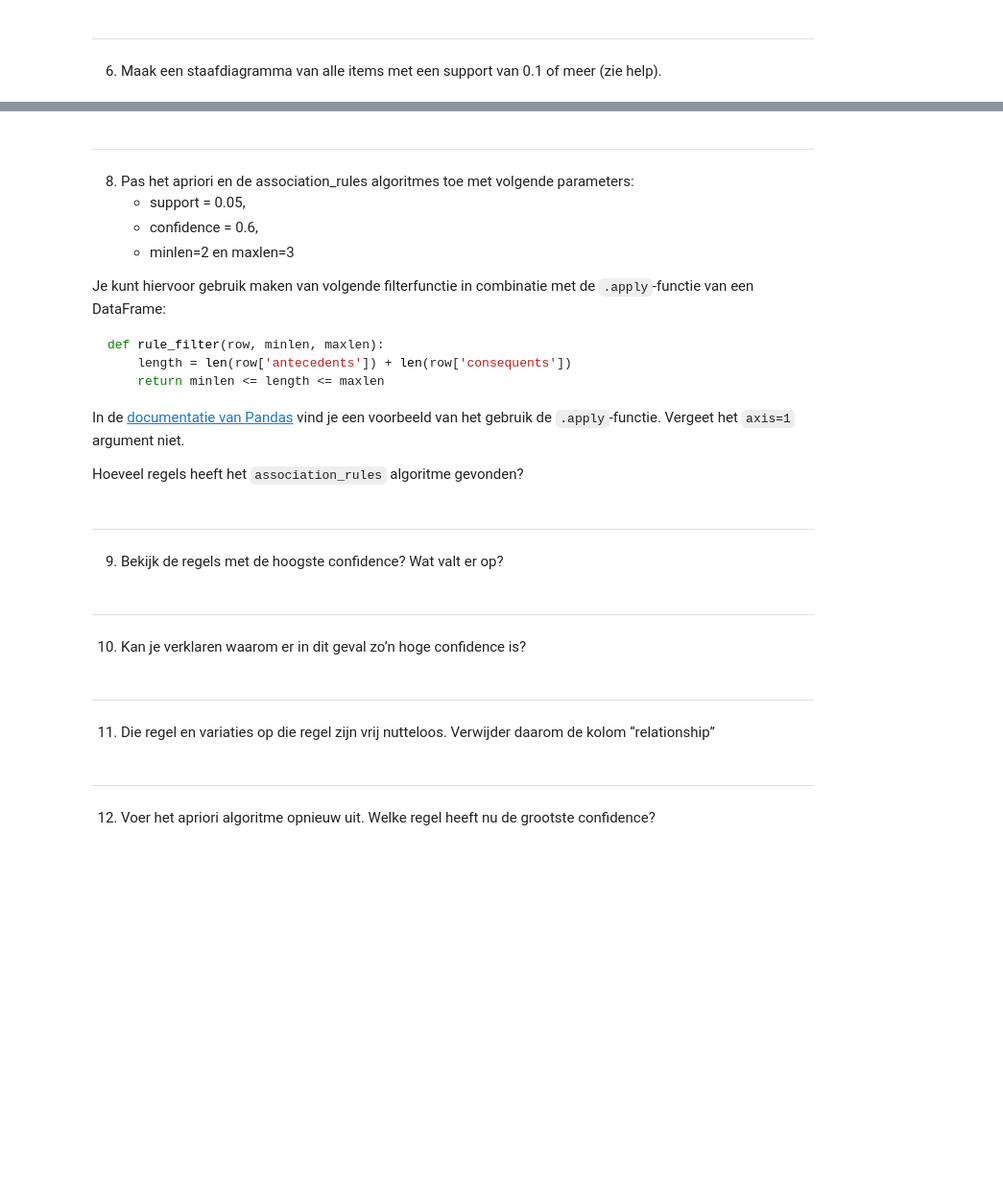
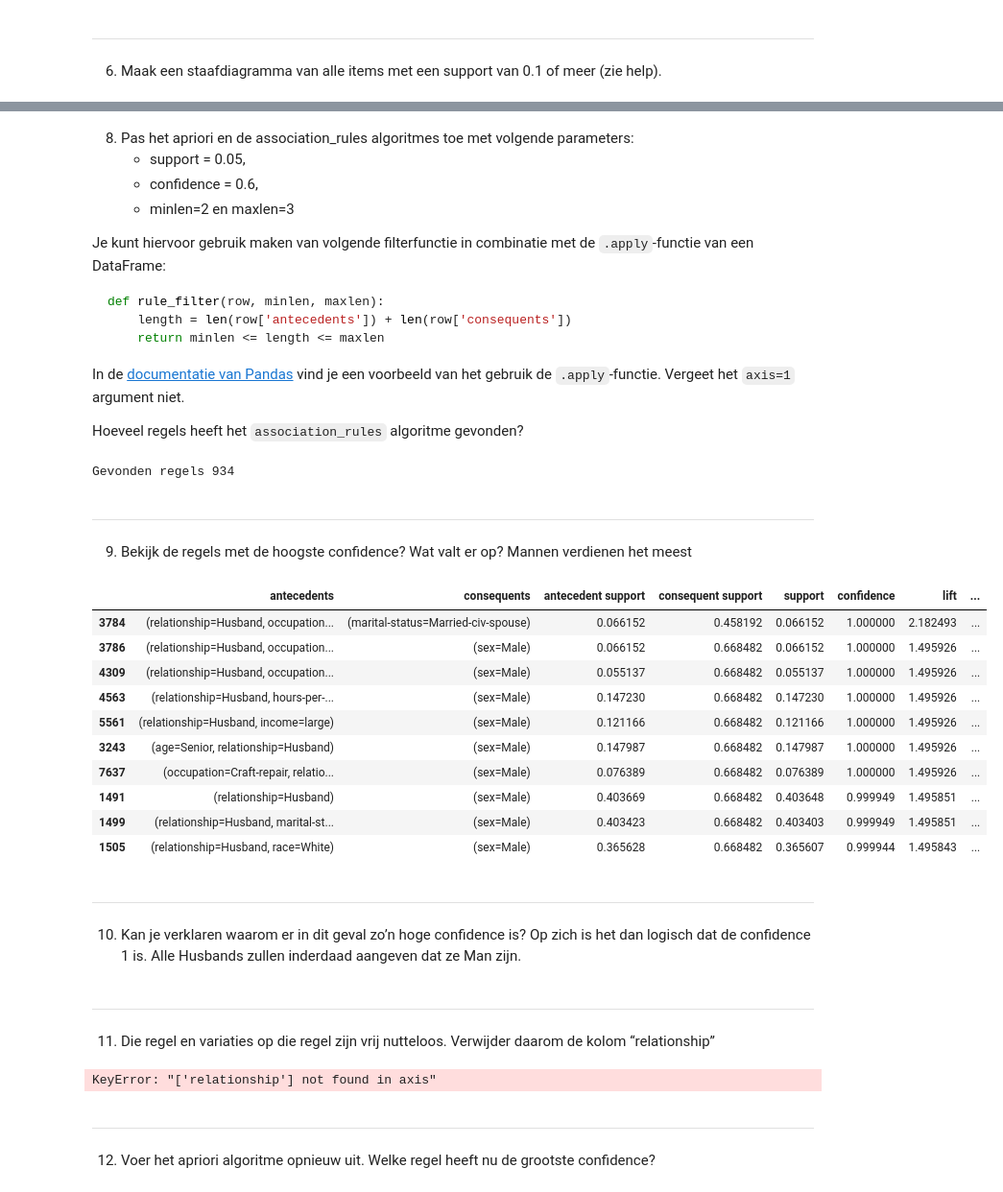
Before and after one commit to f1ntch/datasience2, a Jupyter notebook: w3_assiosiationrules/oefening 1.ipynb, the cells around one changed output, grey strips where cells are left out. Shown: that part at 96% size. Cells and saved outputs as stored; diff of their text form; code cells hidden in the pictures; blank space fills up the shorter version.

```diff
--- a/w3_assiosiationrules/oefening 1.ipynb
+++ b/w3_assiosiationrules/oefening 1.ipynb
@@ -36,10 +141,10 @@ De mlxtend package kan ook goed omgaan met nominale gegevens. Als de gegevens in
 # %% [markdown]
----
-
 8. Pas het apriori en de association_rules algoritmes toe met volgende parameters:
     * support = 0.05,
     * confidence = 0.6,
     * minlen=2 en maxlen=3
+
+
 
 Je kunt hiervoor gebruik maken van volgende filterfunctie in combinatie met de <code>.apply</code>-functie van een DataFrame:
 
@@ -51,16 +156,51 @@ def rule_filter(row, minlen, maxlen):
 In de <a href='https://pandas.pydata.org/pandas-docs/stable/reference/api/pandas.DataFrame.apply.html'>documentatie van Pandas</a> vind je een voorbeeld van het gebruik de <code>.apply</code>-functie. Vergeet het <code>axis=1</code> argument niet.
 
 Hoeveel regels heeft het <code>association_rules</code> algoritme gevonden?
+# %%
+from mlxtend.frequent_patterns import association_rules
+itemsets = fpgrowth(transacties, min_support=0.05, use_colnames=True)
+rules = association_rules(itemsets, metric='confidence', min_threshold=0.6)
+
+def rule_filter(row, minlen, maxlen):
+    length = len(row['antecedents']) + len(row['consequents'])
+    return minlen <= length <= maxlen
+
+result = rules[rules.apply(lambda row: rule_filter(row, 2, 3), axis=1)].sort_values(by='confidence', ascending=False)
+
+print('Gevonden regels {}'.format(result.shape[0]))
+# %% [output]
+Gevonden regels 934
 # %% [markdown]
 ---
 
 9. Bekijk de regels met de hoogste confidence? Wat valt er op?
+Mannen verdienen het meest
+# %%
+display(result.head(10))
+# %% [output]
+|  | antecedents | consequents | antecedent support | consequent support | support | confidence | lift | ... |
+| 3784 | (relationship=Husband, occupation... | (marital-status=Married-civ-spouse) | 0.066152 | 0.458192 | 0.066152 | 1.000000 | 2.182493 | ... |
+| 3786 | (relationship=Husband, occupation... | (sex=Male) | 0.066152 | 0.668482 | 0.066152 | 1.000000 | 1.495926 | ... |
+| 4309 | (relationship=Husband, occupation... | (sex=Male) | 0.055137 | 0.668482 | 0.055137 | 1.000000 | 1.495926 | ... |
+| 4563 | (relationship=Husband, hours-per-... | (sex=Male) | 0.147230 | 0.668482 | 0.147230 | 1.000000 | 1.495926 | ... |
+| 5561 | (relationship=Husband, income=large) | (sex=Male) | 0.121166 | 0.668482 | 0.121166 | 1.000000 | 1.495926 | ... |
+| 3243 | (age=Senior, relationship=Husband) | (sex=Male) | 0.147987 | 0.668482 | 0.147987 | 1.000000 | 1.495926 | ... |
+| 7637 | (occupation=Craft-repair, relatio... | (sex=Male) | 0.076389 | 0.668482 | 0.076389 | 1.000000 | 1.495926 | ... |
+| 1491 | (relationship=Husband) | (sex=Male) | 0.403669 | 0.668482 | 0.403648 | 0.999949 | 1.495851 | ... |
+| 1499 | (relationship=Husband, marital-st... | (sex=Male) | 0.403423 | 0.668482 | 0.403403 | 0.999949 | 1.495851 | ... |
+| 1505 | (relationship=Husband, race=White) | (sex=Male) | 0.365628 | 0.668482 | 0.365607 | 0.999944 | 1.495843 | ... |
 # %% [markdown]
 ---
 
 10. Kan je verklaren waarom er in dit geval zo’n hoge confidence is?
+Op zich is het dan logisch dat de confidence 1 is. Alle Husbands zullen inderdaad aangeven dat ze Man zijn.
 # %% [markdown]
 ---
 
 11. Die regel en variaties op die regel zijn vrij nutteloos. Verwijder daarom de kolom “relationship”
+# %%
+transacties.head()
+df = df.drop(columns=['relationship'])
+# %% [output]
+KeyError: "['relationship'] not found in axis"
 # %% [markdown]
```
Also changed, not shown: parts of 10 cells of this notebook, 10 other files.
